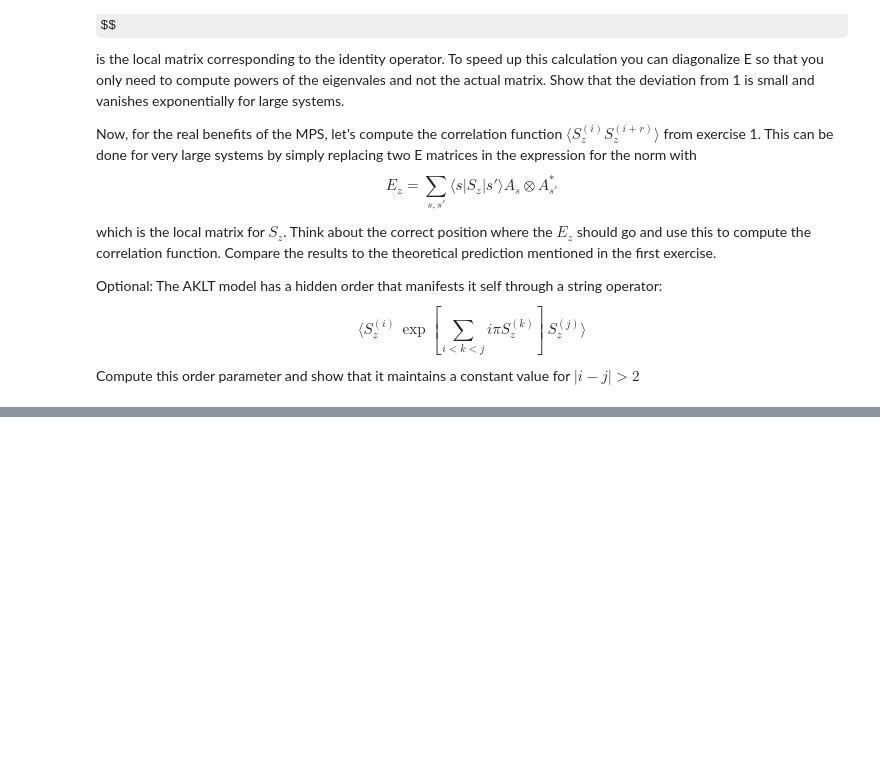
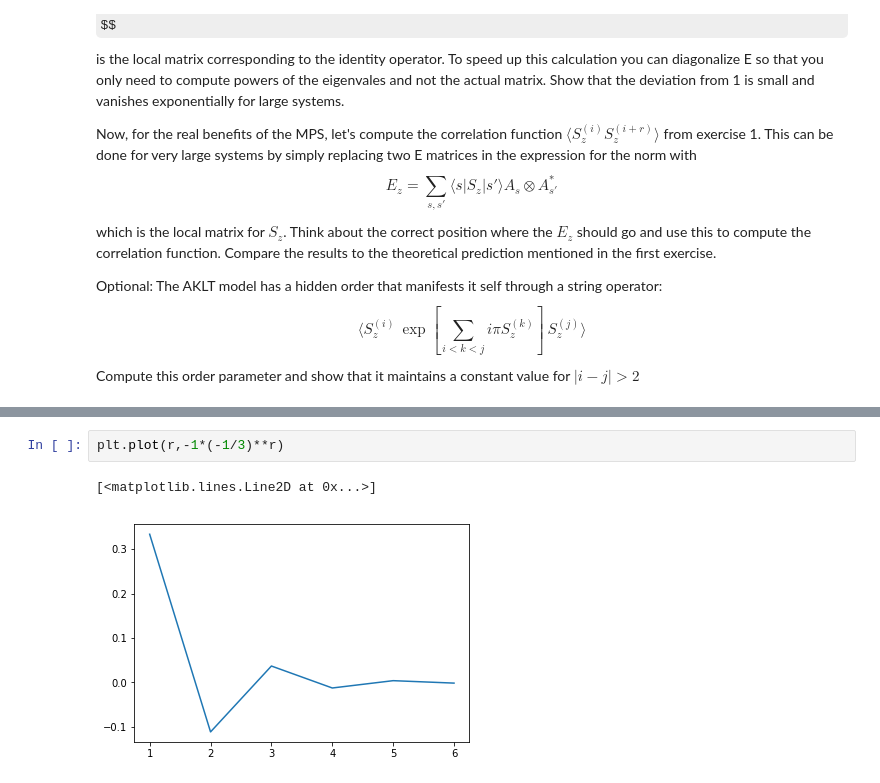
Before and after one commit to ml4cdeca/ComputationalQuantumDynamics, a Jupyter notebook: blatt8/exercise8.ipynb, the cells around one changed output, grey strips where cells are left out. Drawn from its saved outputs; the diff is of its cells as text; some formulas as TeX source; blank space fills up the shorter version.

```diff
--- a/blatt8/exercise8.ipynb
+++ b/blatt8/exercise8.ipynb
@@ -187,0 +335,5 @@ Compute this order parameter and show that it maintains a constant value for $|i
+# %%
+plt.plot(r,-1*(-1/3)**r)
+# %% [output]
+[<matplotlib.lines.Line2D at 0x...>]
+[figure, added]
```
Also changed, not shown: parts of 15 cells of this notebook.
